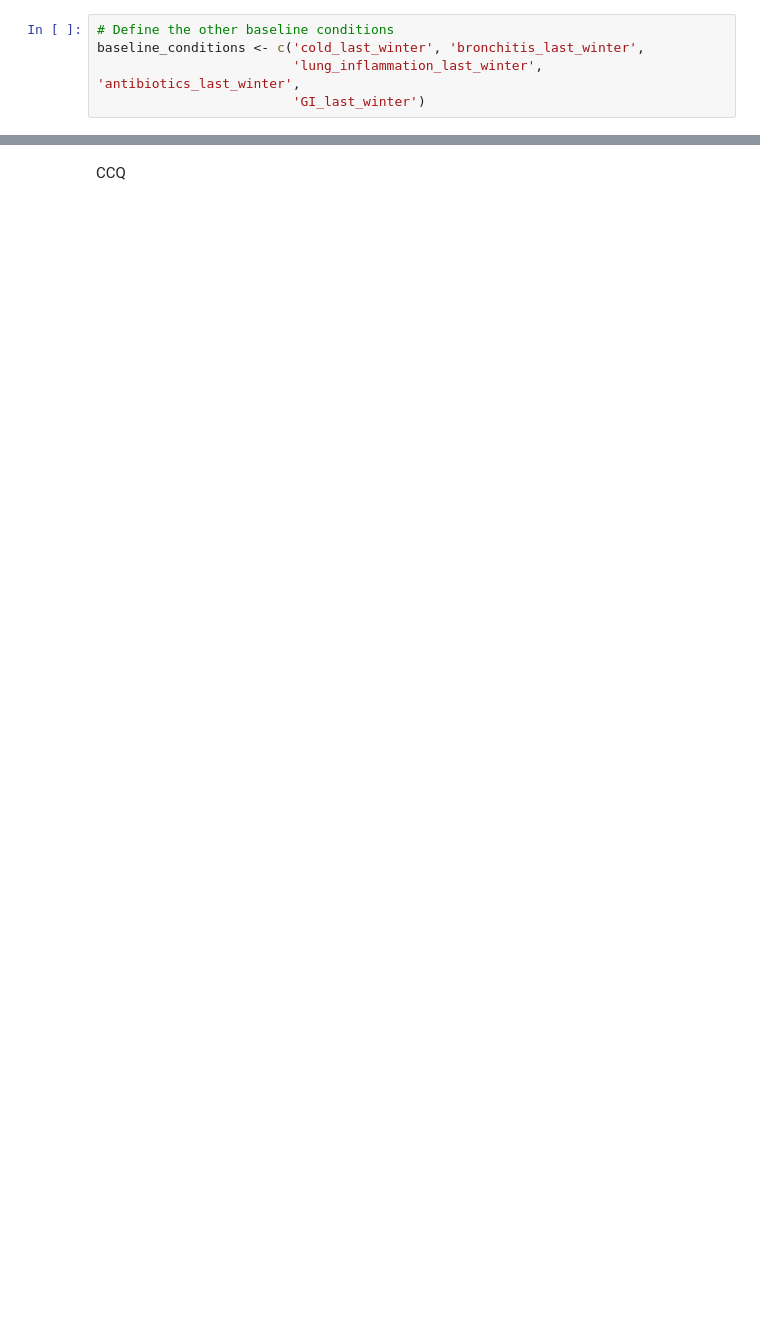
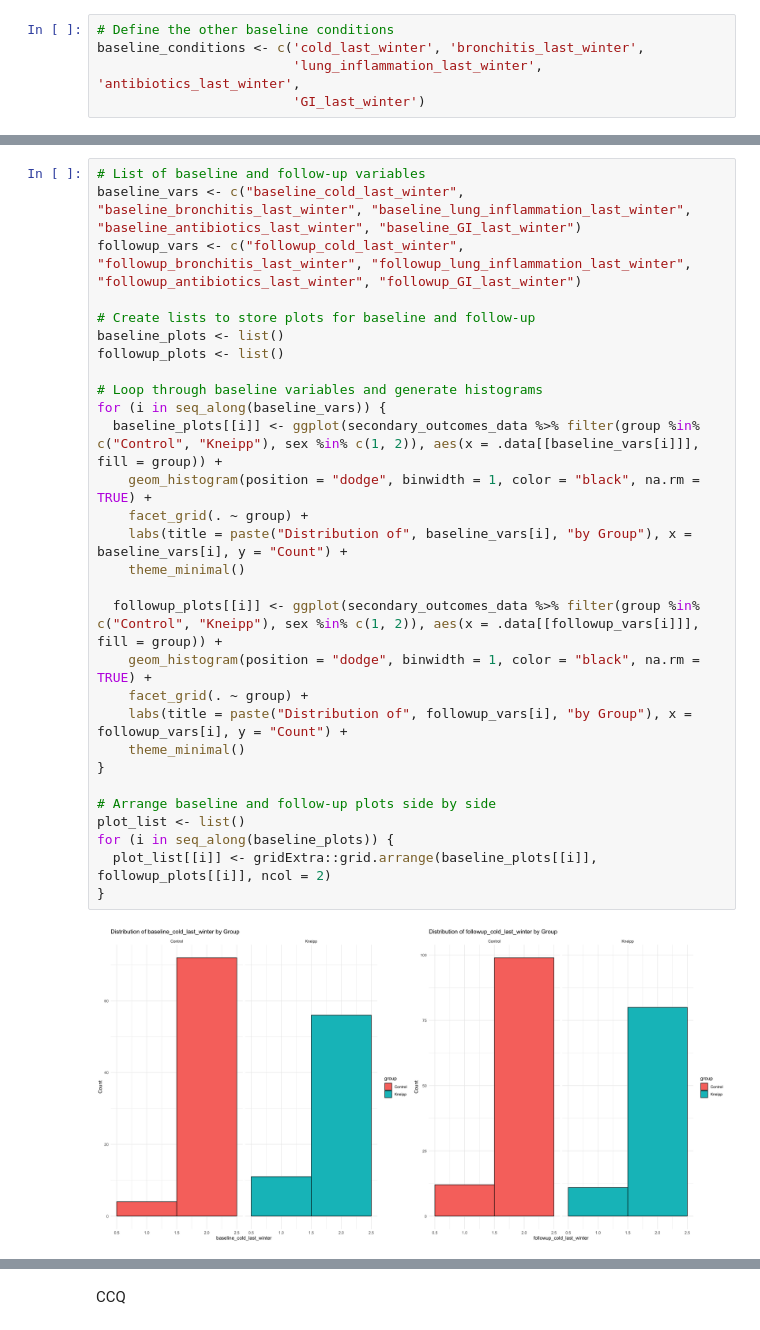
Before and after one commit to sschepanski/BlakesleeKneippBerlinKindergarten, a Jupyter notebook: scr/SOSCI.ipynb, the cells around one changed output, grey strips where cells are left out. Cells and saved outputs as stored; diff of their text form; blank space fills up the shorter version.

```diff
--- a/scr/SOSCI.ipynb
+++ b/scr/SOSCI.ipynb
@@ -368,0 +411,31 @@ kneipp
+# %%
+# List of baseline and follow-up variables
+baseline_vars <- c("baseline_cold_last_winter", "baseline_bronchitis_last_winter", "baseline_lung_inflammation_last_winter", "baseline_antibiotics_last_winter", "baseline_GI_last_winter")
+followup_vars <- c("followup_cold_last_winter", "followup_bronchitis_last_winter", "followup_lung_inflammation_last_winter", "followup_antibiotics_last_winter", "followup_GI_last_winter")
+
+# Create lists to store plots for baseline and follow-up
+baseline_plots <- list()
+followup_plots <- list()
+
+# Loop through baseline variables and generate histograms
+for (i in seq_along(baseline_vars)) {
+  baseline_plots[[i]] <- ggplot(secondary_outcomes_data %>% filter(group %in% c("Control", "Kneipp"), sex %in% c(1, 2)), aes(x = .data[[baseline_vars[i]]], fill = group)) +
+    geom_histogram(position = "dodge", binwidth = 1, color = "black", na.rm = TRUE) +
+    facet_grid(. ~ group) +
+    labs(title = paste("Distribution of", baseline_vars[i], "by Group"), x = baseline_vars[i], y = "Count") +
+    theme_minimal()
+
+  followup_plots[[i]] <- ggplot(secondary_outcomes_data %>% filter(group %in% c("Control", "Kneipp"), sex %in% c(1, 2)), aes(x = .data[[followup_vars[i]]], fill = group)) +
+    geom_histogram(position = "dodge", binwidth = 1, color = "black", na.rm = TRUE) +
+    facet_grid(. ~ group) +
+    labs(title = paste("Distribution of", followup_vars[i], "by Group"), x = followup_vars[i], y = "Count") +
+    theme_minimal()
+}
+
+# Arrange baseline and follow-up plots side by side
+plot_list <- list()
+for (i in seq_along(baseline_plots)) {
+  plot_list[[i]] <- gridExtra::grid.arrange(baseline_plots[[i]], followup_plots[[i]], ncol = 2)
+}
+# %% [output]
+[figure, added]
```
Also changed, not shown: parts of 103 cells of this notebook, 1 other file.
